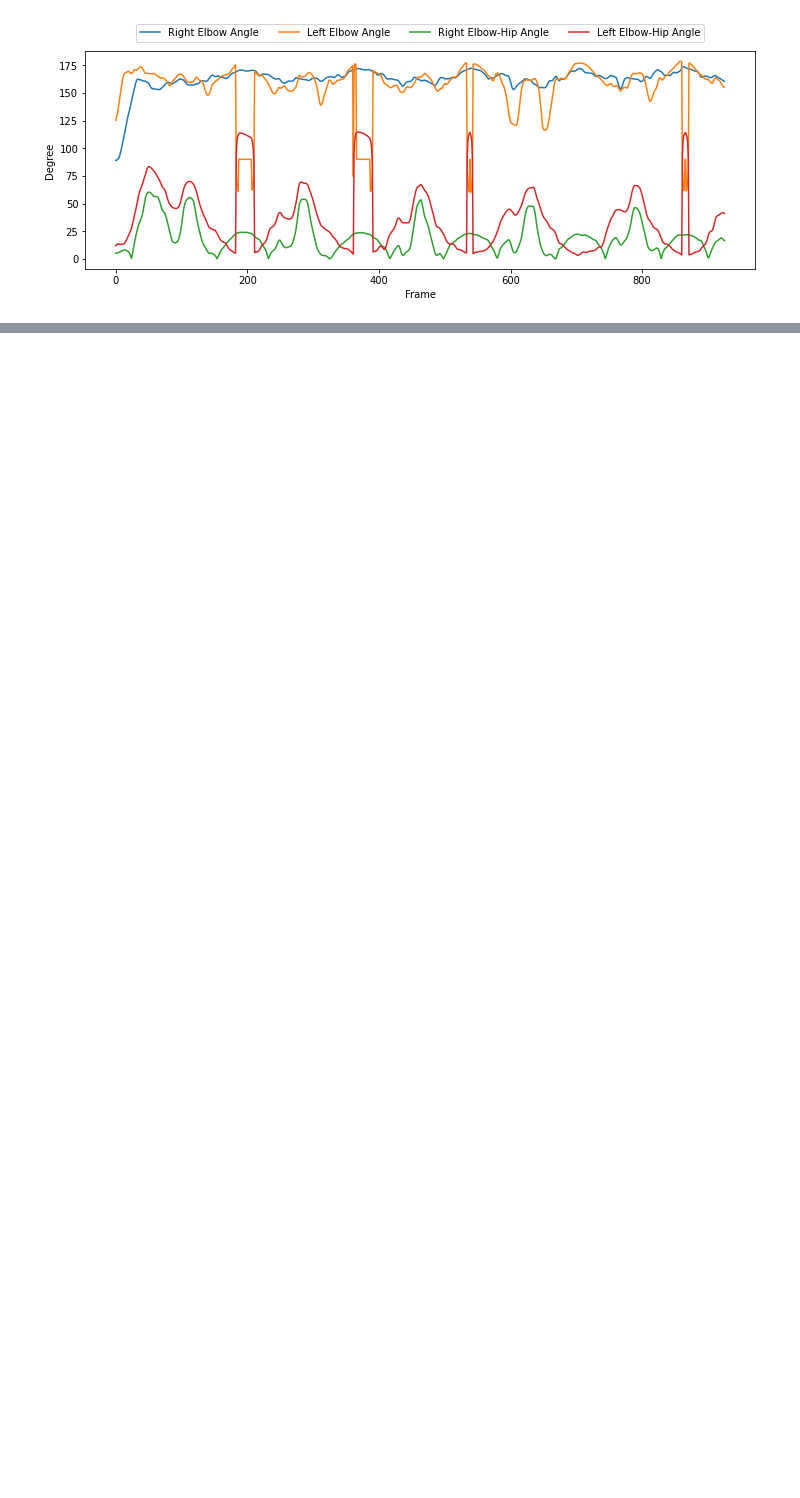
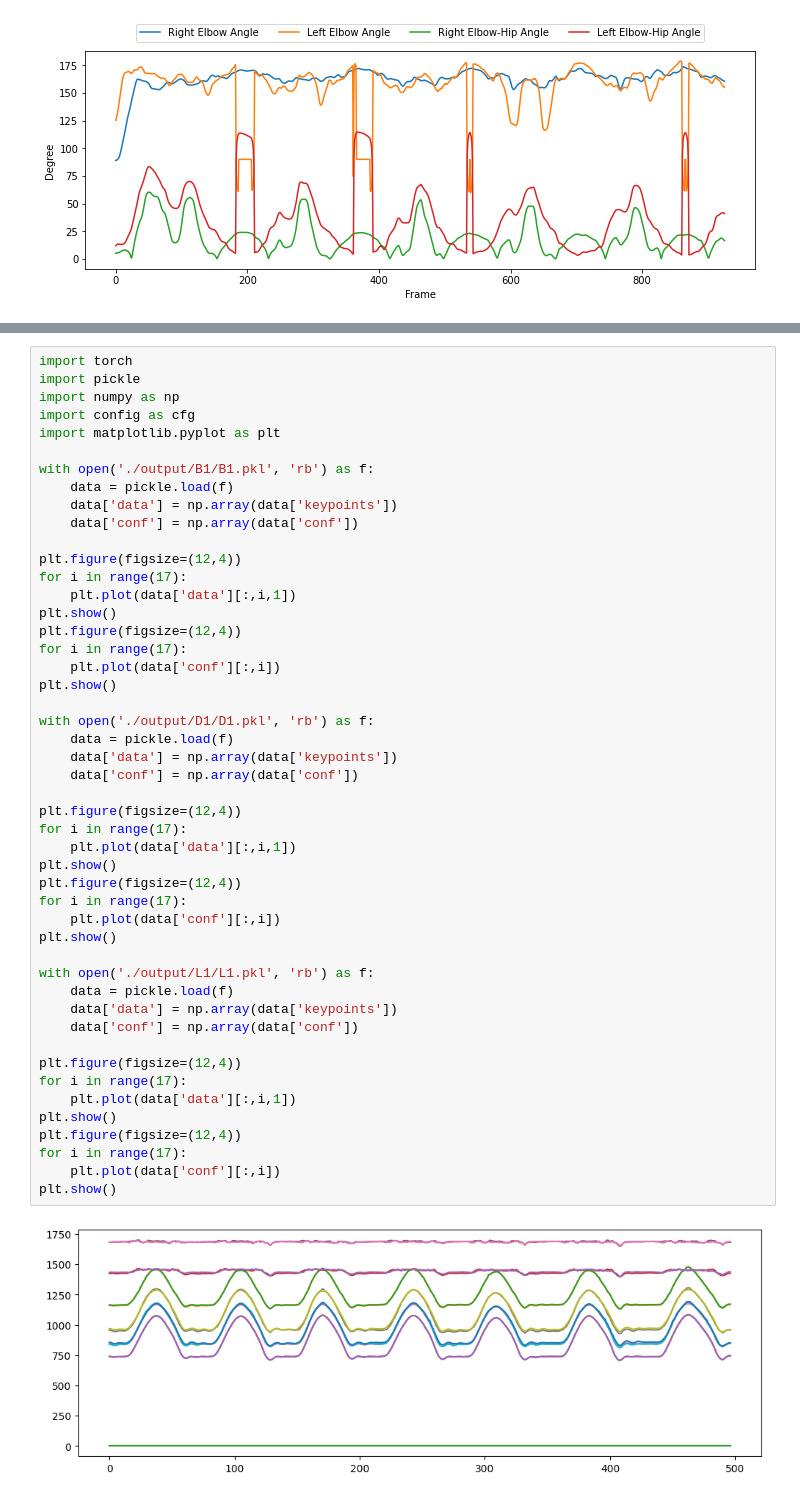
Before and after one commit to leekichang/gym-analytics, a Jupyter notebook: analysis.ipynb, the cells around one changed output, grey strips where cells are left out. Saved outputs shown, nothing was run; the diff lists cells and outputs as text; blank space fills up the shorter version.

```diff
--- a/analysis.ipynb
+++ b/analysis.ipynb
@@ -312,0 +336,50 @@ for idx, p in enumerate(datas):
+# %%
+import torch
+import pickle
+import numpy as np
+import config as cfg
+import matplotlib.pyplot as plt
+
+with open('./output/B1/B1.pkl', 'rb') as f:
+    data = pickle.load(f)
+    data['data'] = np.array(data['keypoints'])
+    data['conf'] = np.array(data['conf'])
+
+plt.figure(figsize=(12,4))
+for i in range(17):
+    plt.plot(data['data'][:,i,1])
+plt.show()
+plt.figure(figsize=(12,4))
+for i in range(17):
+    plt.plot(data['conf'][:,i])
+plt.show()
+
+with open('./output/D1/D1.pkl', 'rb') as f:
+    data = pickle.load(f)
+    data['data'] = np.array(data['keypoints'])
+    data['conf'] = np.array(data['conf'])
+
+plt.figure(figsize=(12,4))
+for i in range(17):
+    plt.plot(data['data'][:,i,1])
+plt.show()
+plt.figure(figsize=(12,4))
+for i in range(17):
+    plt.plot(data['conf'][:,i])
+plt.show()
+
+with open('./output/L1/L1.pkl', 'rb') as f:
+    data = pickle.load(f)
+    data['data'] = np.array(data['keypoints'])
+    data['conf'] = np.array(data['conf'])
+
+plt.figure(figsize=(12,4))
+for i in range(17):
+    plt.plot(data['data'][:,i,1])
+plt.show()
+plt.figure(figsize=(12,4))
+for i in range(17):
+    plt.plot(data['conf'][:,i])
+plt.show()
+# %% [output]
+[figure, added]
```
Also changed, not shown: parts of 2 cells of this notebook, 10 other files.
